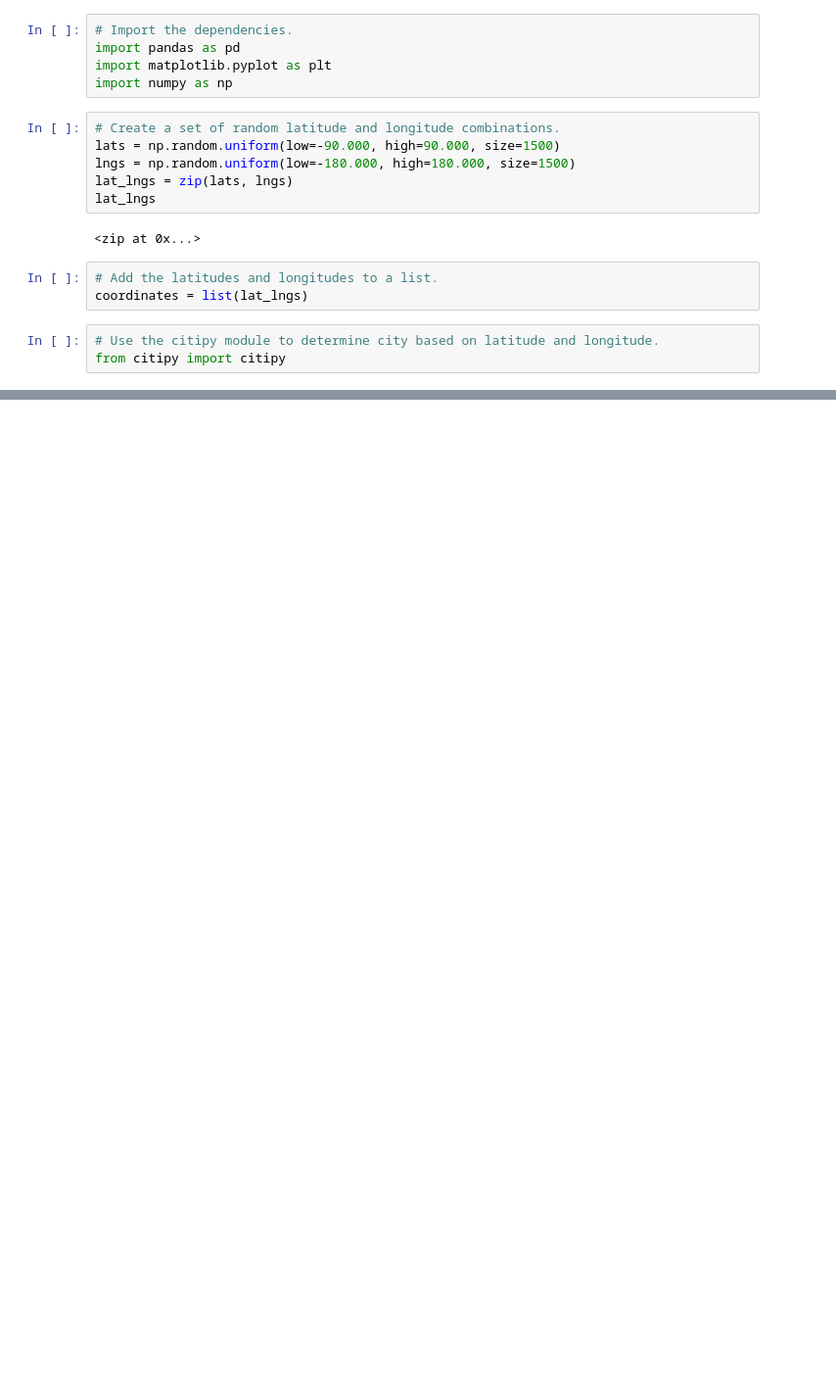
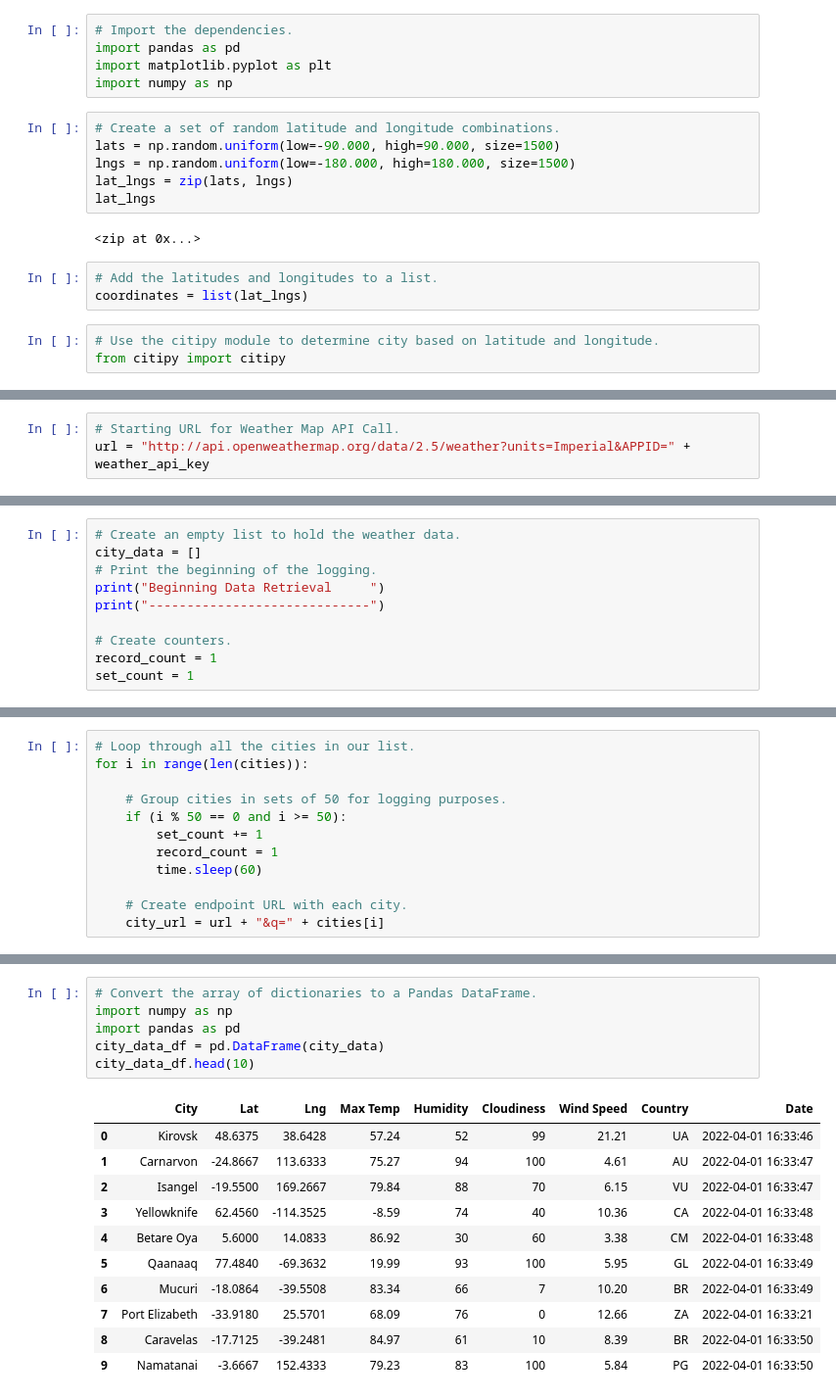
Before and after one commit to vhernandezjr/World_Weather_Analysis, a Jupyter notebook: WeatherPy.ipynb, the cells around one changed output, grey strips where cells are left out. Shown at 98% size. Drawn from its saved outputs; the diff is of its cells as text; blank space fills up the shorter version.

Commit message:
WeatherPy Update

```diff
--- a/WeatherPy.ipynb
+++ b/WeatherPy.ipynb
@@ -56,0 +63,3 @@ len(cities)
+# %%
+# Starting URL for Weather Map API Call.
+url = "http://api.openweathermap.org/data/2.5/weather?units=Imperial&APPID=" + weather_api_key
@@ -56,0 +70,10 @@ len(cities)
+# %%
+# Create an empty list to hold the weather data.
+city_data = []
+# Print the beginning of the logging.
+print("Beginning Data Retrieval     ")
+print("-----------------------------")
+
+# Create counters.
+record_count = 1
+set_count = 1
@@ -56,0 +83,12 @@ len(cities)
+# %%
+# Loop through all the cities in our list.
+for i in range(len(cities)):
+
+    # Group cities in sets of 50 for logging purposes.
+    if (i % 50 == 0 and i >= 50):
+        set_count += 1
+        record_count = 1
+        time.sleep(60)
+
+    # Create endpoint URL with each city.
+    city_url = url + "&q=" + cities[i]
@@ -56,0 +164,18 @@ len(cities)
+# %%
+# Convert the array of dictionaries to a Pandas DataFrame.
+import numpy as np
+import pandas as pd
+city_data_df = pd.DataFrame(city_data)
+city_data_df.head(10)
+# %% [output]
+|  | City | Lat | Lng | Max Temp | Humidity | Cloudiness | Wind Speed | Country | Date |
+| 0 | Kirovsk | 48.6375 | 38.6428 | 57.24 | 52 | 99 | 21.21 | UA | 2022-04-01 16:33:46 |
+| 1 | Carnarvon | -24.8667 | 113.6333 | 75.27 | 94 | 100 | 4.61 | AU | 2022-04-01 16:33:47 |
+| 2 | Isangel | -19.5500 | 169.2667 | 79.84 | 88 | 70 | 6.15 | VU | 2022-04-01 16:33:47 |
+| 3 | Yellowknife | 62.4560 | -114.3525 | -8.59 | 74 | 40 | 10.36 | CA | 2022-04-01 16:33:48 |
+| 4 | Betare Oya | 5.6000 | 14.0833 | 86.92 | 30 | 60 | 3.38 | CM | 2022-04-01 16:33:48 |
+| 5 | Qaanaaq | 77.4840 | -69.3632 | 19.99 | 93 | 100 | 5.95 | GL | 2022-04-01 16:33:49 |
+| 6 | Mucuri | -18.0864 | -39.5508 | 83.34 | 66 | 7 | 10.20 | BR | 2022-04-01 16:33:49 |
+| 7 | Port Elizabeth | -33.9180 | 25.5701 | 68.09 | 76 | 0 | 12.66 | ZA | 2022-04-01 16:33:21 |
+| 8 | Caravelas | -17.7125 | -39.2481 | 84.97 | 61 | 10 | 8.39 | BR | 2022-04-01 16:33:50 |
+| 9 | Namatanai | -3.6667 | 152.4333 | 79.23 | 83 | 100 | 5.84 | PG | 2022-04-01 16:33:50 |
```
Also changed, not shown: parts of 10 cells of this notebook, 3 other files.
